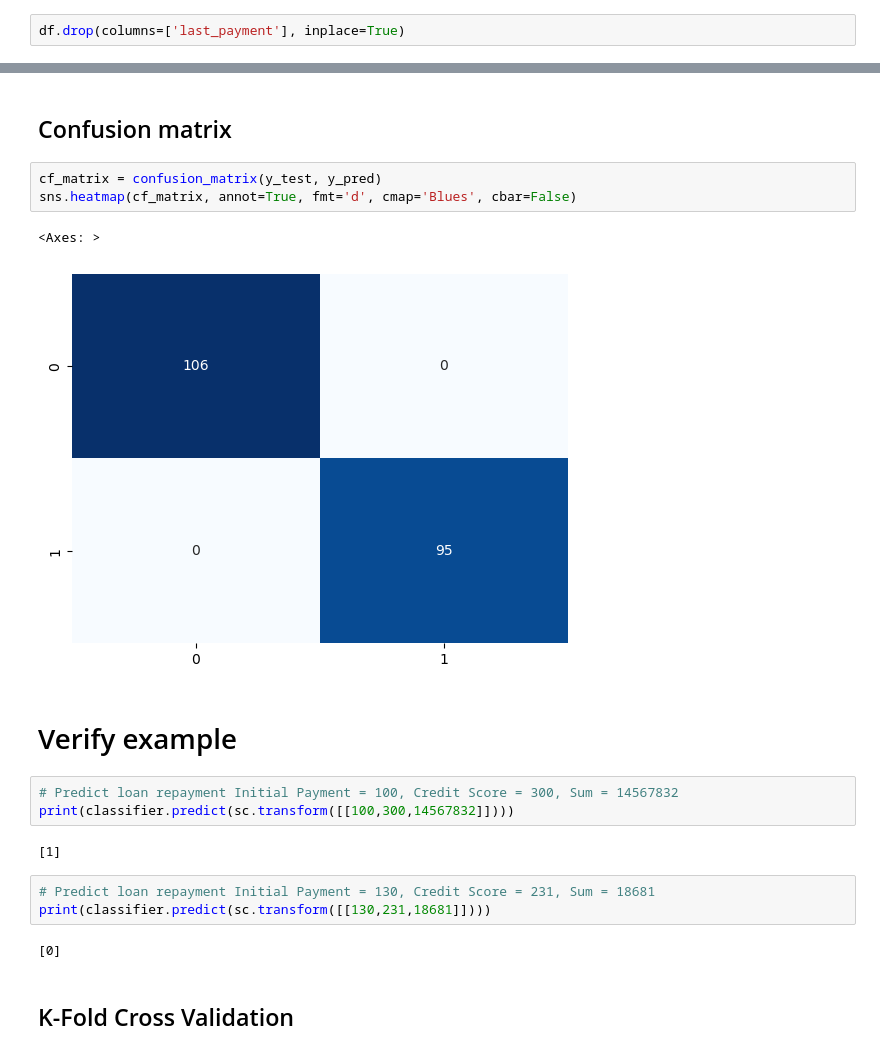
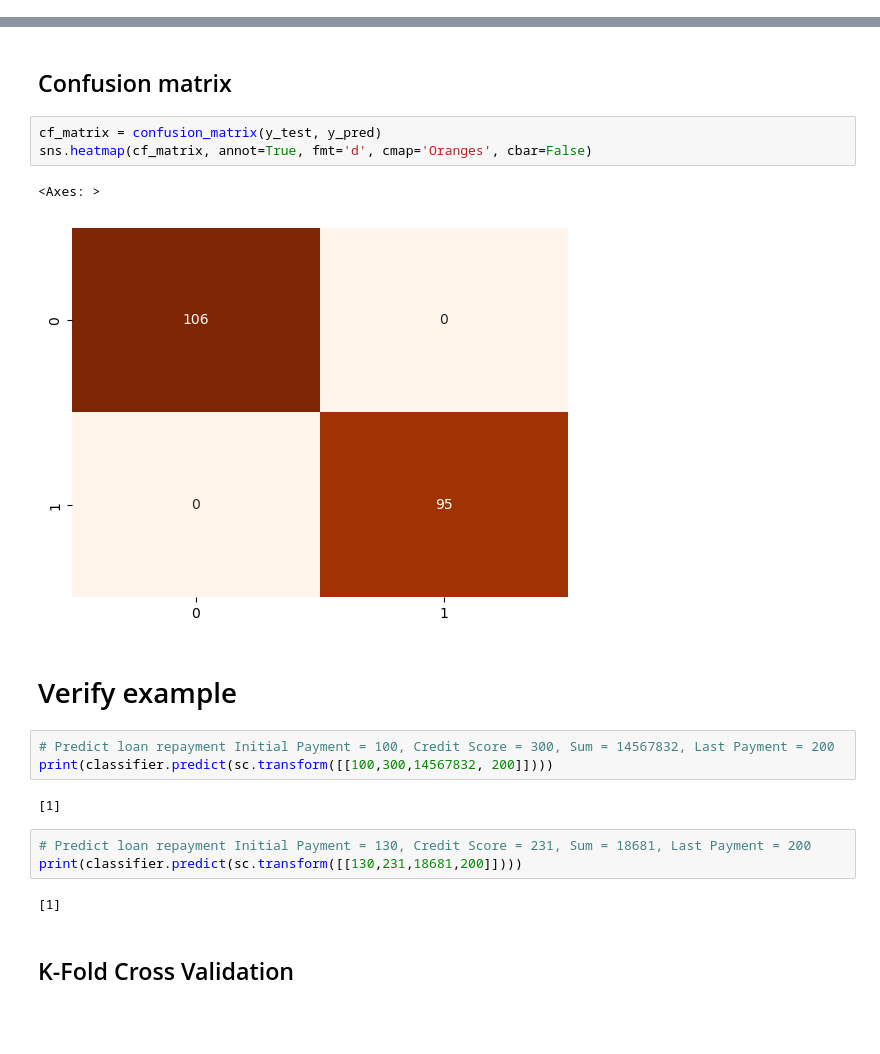
Before and after one commit to CB721/AI-240, a Jupyter notebook: Week 8/Loan Repayment Decision Tree.ipynb, the cells around one changed output, grey strips where cells are left out. Drawn from its saved outputs; the diff is of its cells as text; blank space fills up the shorter version.

```diff
--- a/Week 8/Loan Repayment Decision Tree.ipynb
+++ b/Week 8/Loan Repayment Decision Tree.ipynb
@@ -104,5 +101,3 @@ sns.heatmap(df.corr())
-# %%
-df.drop(columns=['last_payment'], inplace=True)
 # %% [markdown]
 ## Relationship
 # %%
@@ -201,22 +196,22 @@ F1 Score : 1.0
 ## Confusion matrix
 # %%
 cf_matrix = confusion_matrix(y_test, y_pred)
-sns.heatmap(cf_matrix, annot=True, fmt='d', cmap='Blues', cbar=False)
+sns.heatmap(cf_matrix, annot=True, fmt='d', cmap='Oranges', cbar=False)
 # %% [output]
 <Axes: >
-[figure, old version]
+[figure, new version]
 # %% [markdown]
 # Verify example
 # %%
-# Predict loan repayment Initial Payment = 100, Credit Score = 300, Sum = 14567832
-print(classifier.predict(sc.transform([[100,300,14567832]])))
+# Predict loan repayment Initial Payment = 100, Credit Score = 300, Sum = 14567832, Last Payment = 200
+print(classifier.predict(sc.transform([[100,300,14567832, 200]])))
 # %% [output]
 [1]
 # %%
-# Predict loan repayment Initial Payment = 130, Credit Score = 231, Sum = 18681
-print(classifier.predict(sc.transform([[130,231,18681]])))
+# Predict loan repayment Initial Payment = 130, Credit Score = 231, Sum = 18681, Last Payment = 200
+print(classifier.predict(sc.transform([[130,231,18681,200]])))
 # %% [output]
-[0]
+[1]
 # %% [markdown]
 ## K-Fold Cross Validation
 # %%
```
Also changed, not shown: parts of 3 cells of this notebook.
